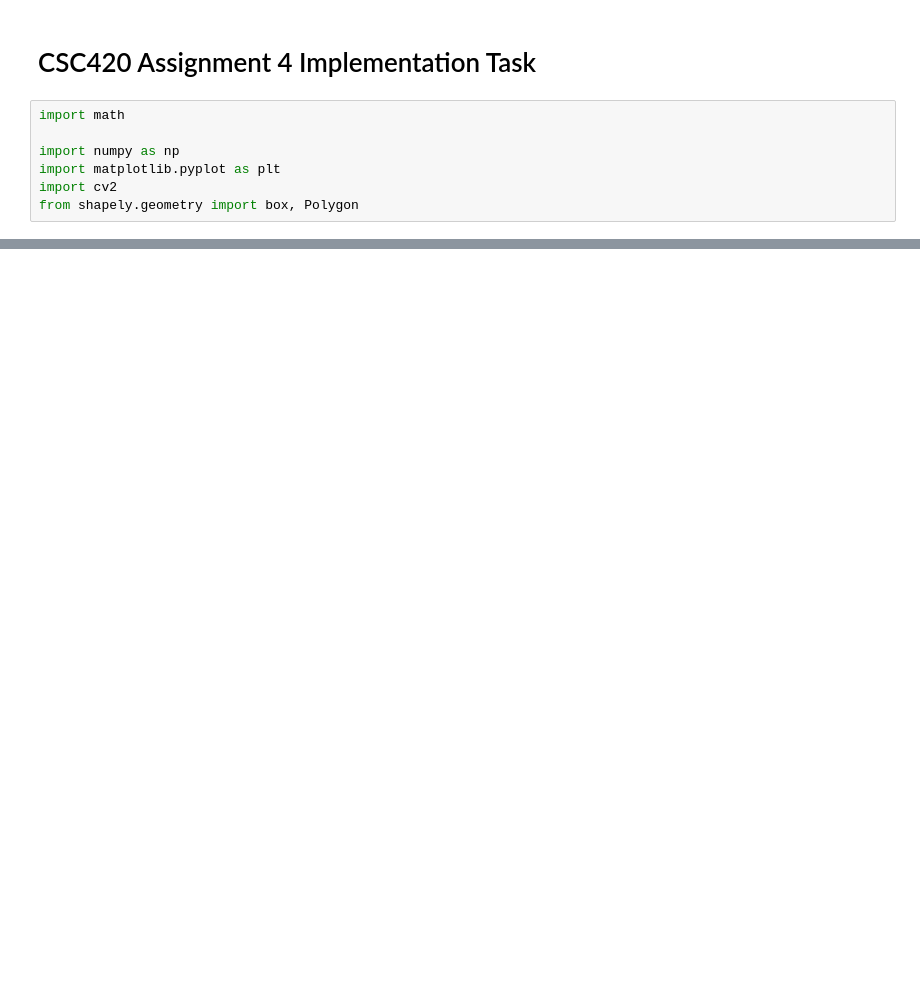
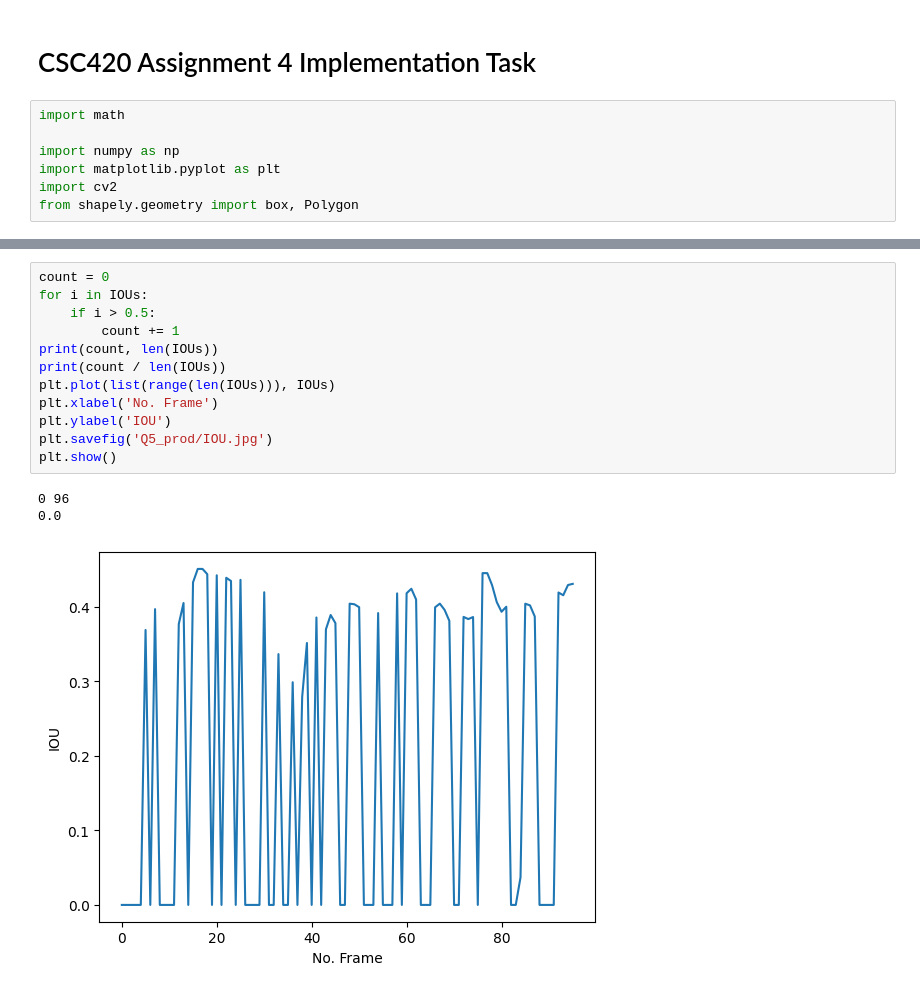
Before and after one commit to blairyeung/CSC420_Assignment_4, a Jupyter notebook: q5.ipynb, the cells around one changed output, grey strips where cells are left out. Drawn from its saved outputs; the diff is of its cells as text; blank space fills up the shorter version.

```diff
--- a/q5.ipynb
+++ b/q5.ipynb
@@ -304,0 +273,16 @@ error: OpenCV(4.6.0) D:\a\opencv-python\opencv-python\opencv\modules\imgproc\src
+# %%
+count = 0
+for i in IOUs:
+    if i > 0.5:
+        count += 1
+print(count, len(IOUs))
+print(count / len(IOUs))
+plt.plot(list(range(len(IOUs))), IOUs)
+plt.xlabel('No. Frame')
+plt.ylabel('IOU')
+plt.savefig('Q5_prod/IOU.jpg')
+plt.show()
+# %% [output]
+0 96
+0.0
+[figure, added]
```
Also changed, not shown: parts of 9 cells of this notebook.
